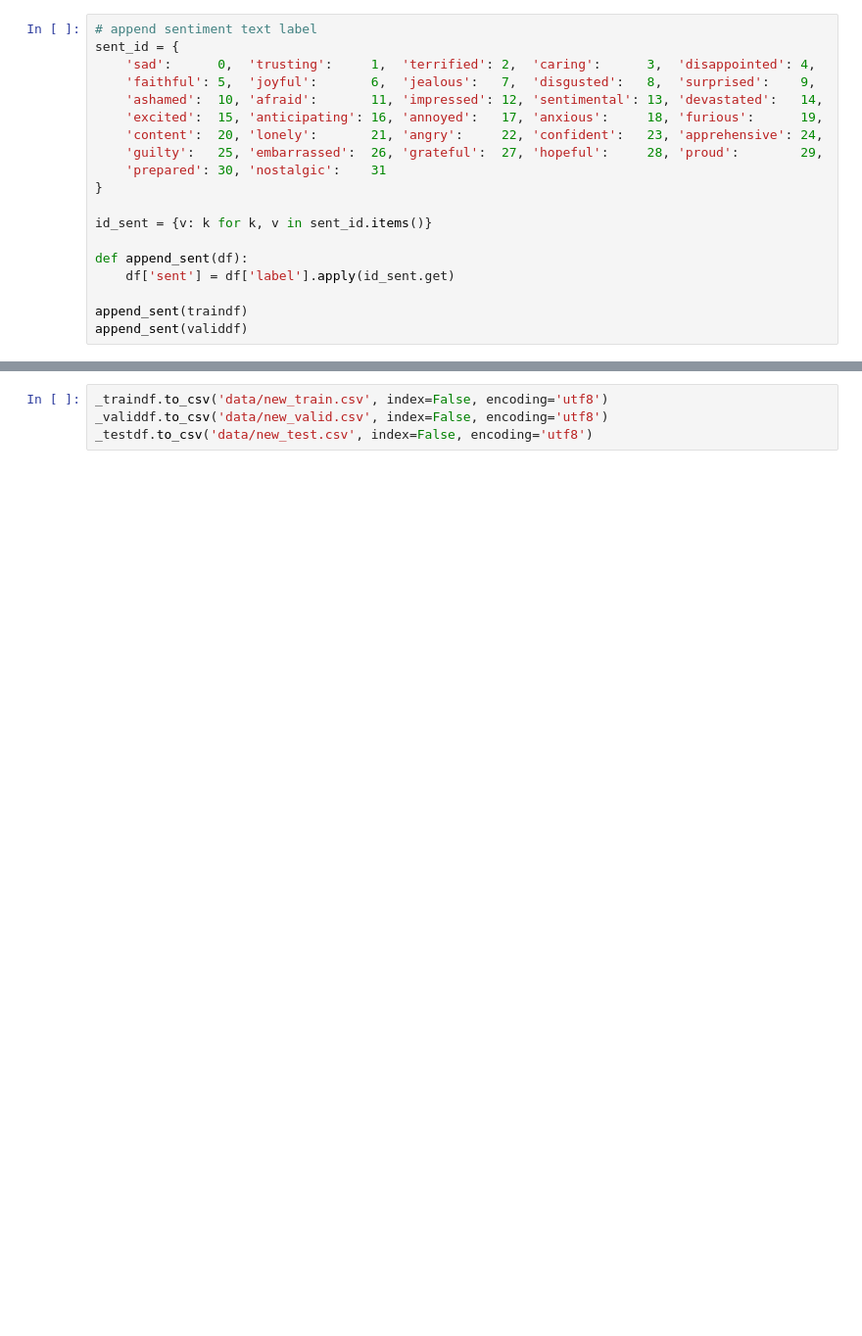
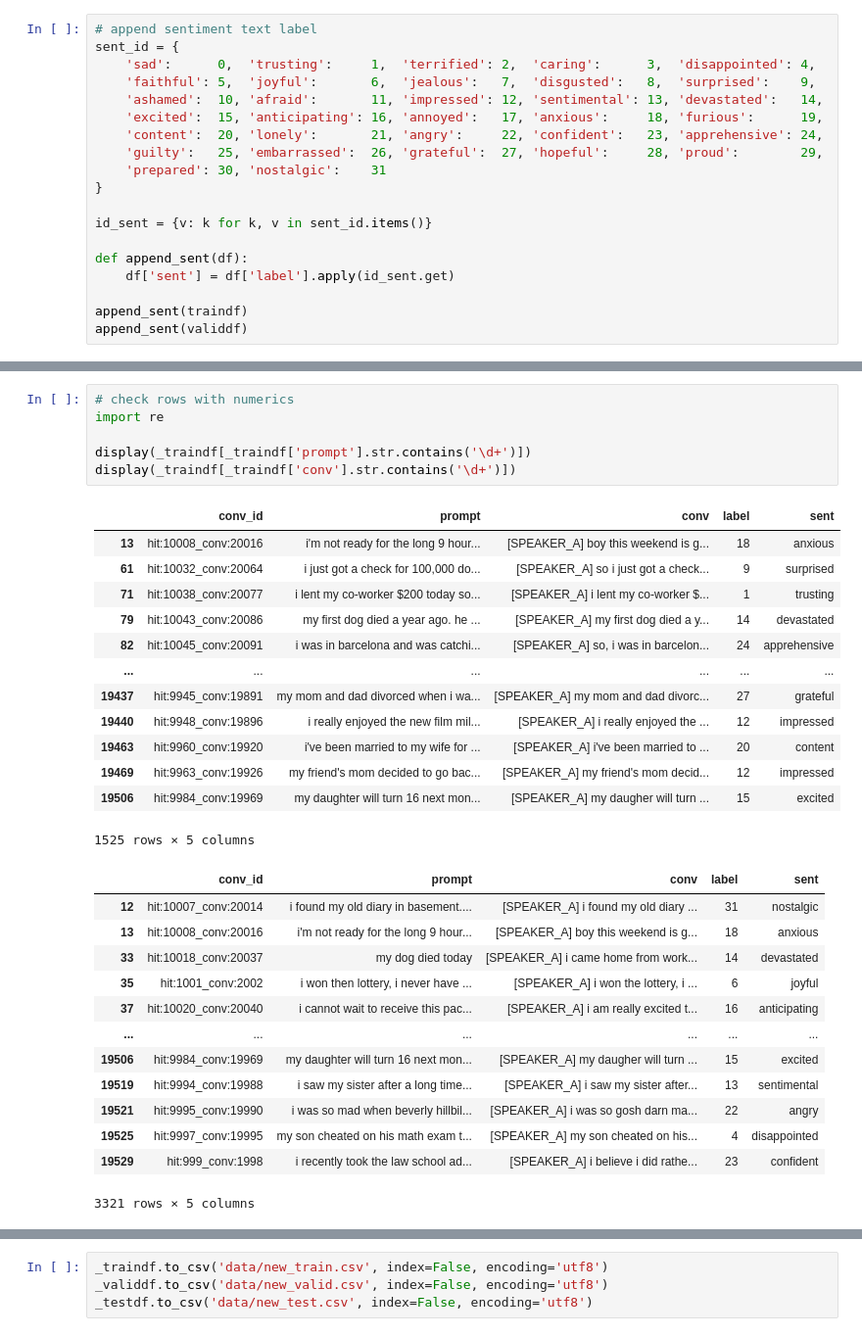
Before and after one commit to SharpKoi/nycu-nlp-final-2022, a Jupyter notebook: EDA.ipynb, the cells around one changed output, grey strips where cells are left out. Shown at 98% size. Saved outputs shown, nothing was run; the diff lists cells and outputs as text; blank space fills up the shorter version.

```diff
--- a/EDA.ipynb
+++ b/EDA.ipynb
@@ -115,0 +153,33 @@ _testdf = concate_conv(testdf)
+# %%
+# check rows with numerics
+import re
+
+display(_traindf[_traindf['prompt'].str.contains('\d+')])
+display(_traindf[_traindf['conv'].str.contains('\d+')])
+# %% [output]
+|  | conv_id | prompt | conv | label | sent |
+| 13 | hit:10008_conv:20016 | i'm not ready for the long 9 hour... | [SPEAKER_A] boy this weekend is g... | 18 | anxious |
+| 61 | hit:10032_conv:20064 | i just got a check for 100,000 do... | [SPEAKER_A] so i just got a check... | 9 | surprised |
+| 71 | hit:10038_conv:20077 | i lent my co-worker $200 today so... | [SPEAKER_A] i lent my co-worker $... | 1 | trusting |
+| 79 | hit:10043_conv:20086 | my first dog died a year ago. he ... | [SPEAKER_A] my first dog died a y... | 14 | devastated |
+| 82 | hit:10045_conv:20091 | i was in barcelona and was catchi... | [SPEAKER_A] so, i was in barcelon... | 24 | apprehensive |
+| ... | ... | ... | ... | ... | ... |
+| 19437 | hit:9945_conv:19891 | my mom and dad divorced when i wa... | [SPEAKER_A] my mom and dad divorc... | 27 | grateful |
+| 19440 | hit:9948_conv:19896 | i really enjoyed the new film mil... | [SPEAKER_A] i really enjoyed the ... | 12 | impressed |
+| 19463 | hit:9960_conv:19920 | i've been married to my wife for ... | [SPEAKER_A] i've been married to ... | 20 | content |
+| 19469 | hit:9963_conv:19926 | my friend's mom decided to go bac... | [SPEAKER_A] my friend's mom decid... | 12 | impressed |
+| 19506 | hit:9984_conv:19969 | my daughter will turn 16 next mon... | [SPEAKER_A] my daugher will turn ... | 15 | excited |
+1525 rows × 5 columns
+|  | conv_id | prompt | conv | label | sent |
+| 12 | hit:10007_conv:20014 | i found my old diary in basement.... | [SPEAKER_A] i found my old diary ... | 31 | nostalgic |
+| 13 | hit:10008_conv:20016 | i'm not ready for the long 9 hour... | [SPEAKER_A] boy this weekend is g... | 18 | anxious |
+| 33 | hit:10018_conv:20037 | my dog died today | [SPEAKER_A] i came home from work... | 14 | devastated |
+| 35 | hit:1001_conv:2002 | i won then lottery, i never have ... | [SPEAKER_A] i won the lottery, i ... | 6 | joyful |
+| 37 | hit:10020_conv:20040 | i cannot wait to receive this pac... | [SPEAKER_A] i am really excited t... | 16 | anticipating |
+| ... | ... | ... | ... | ... | ... |
+| 19506 | hit:9984_conv:19969 | my daughter will turn 16 next mon... | [SPEAKER_A] my daugher will turn ... | 15 | excited |
+| 19519 | hit:9994_conv:19988 | i saw my sister after a long time... | [SPEAKER_A] i saw my sister after... | 13 | sentimental |
+| 19521 | hit:9995_conv:19990 | i was so mad when beverly hillbil... | [SPEAKER_A] i was so gosh darn ma... | 22 | angry |
+| 19525 | hit:9997_conv:19995 | my son cheated on his math exam t... | [SPEAKER_A] my son cheated on his... | 4 | disappointed |
+| 19529 | hit:999_conv:1998 | i recently took the law school ad... | [SPEAKER_A] i believe i did rathe... | 23 | confident |
+3321 rows × 5 columns
```
Also changed, not shown: parts of 19 cells of this notebook, 3 other files.
